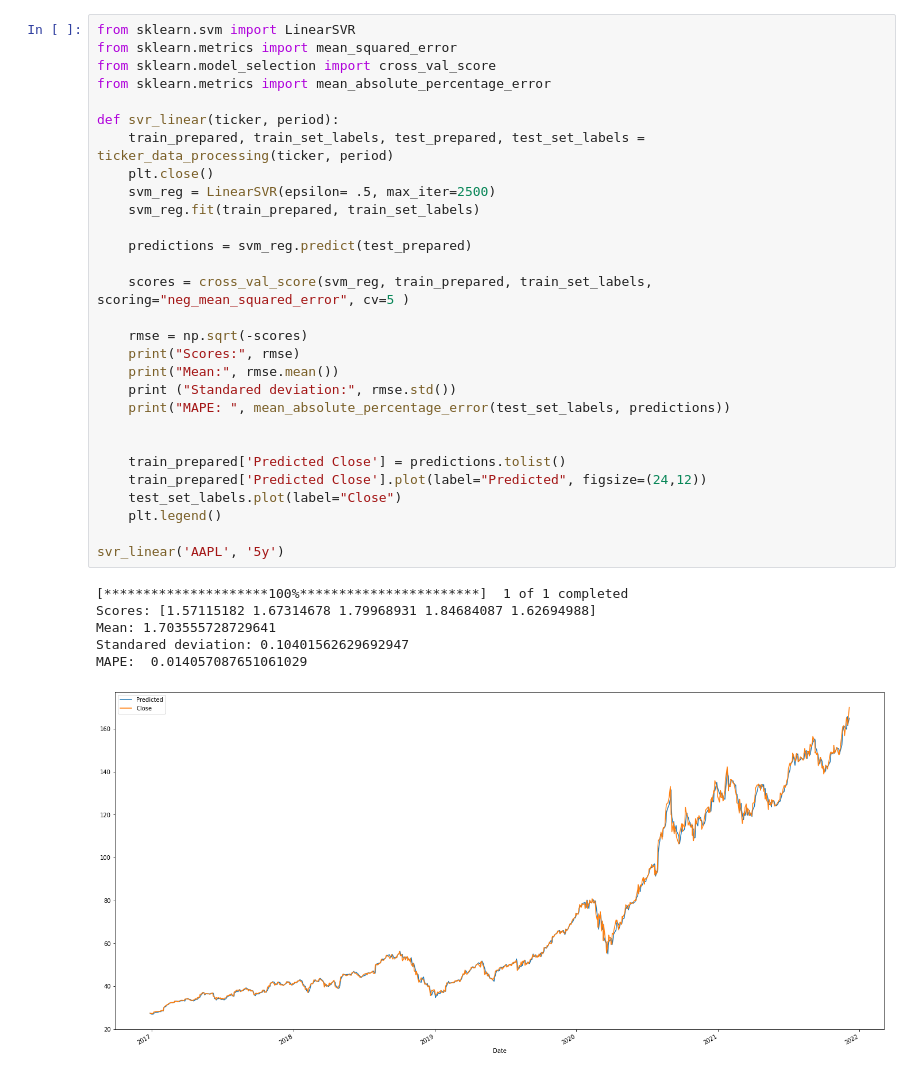
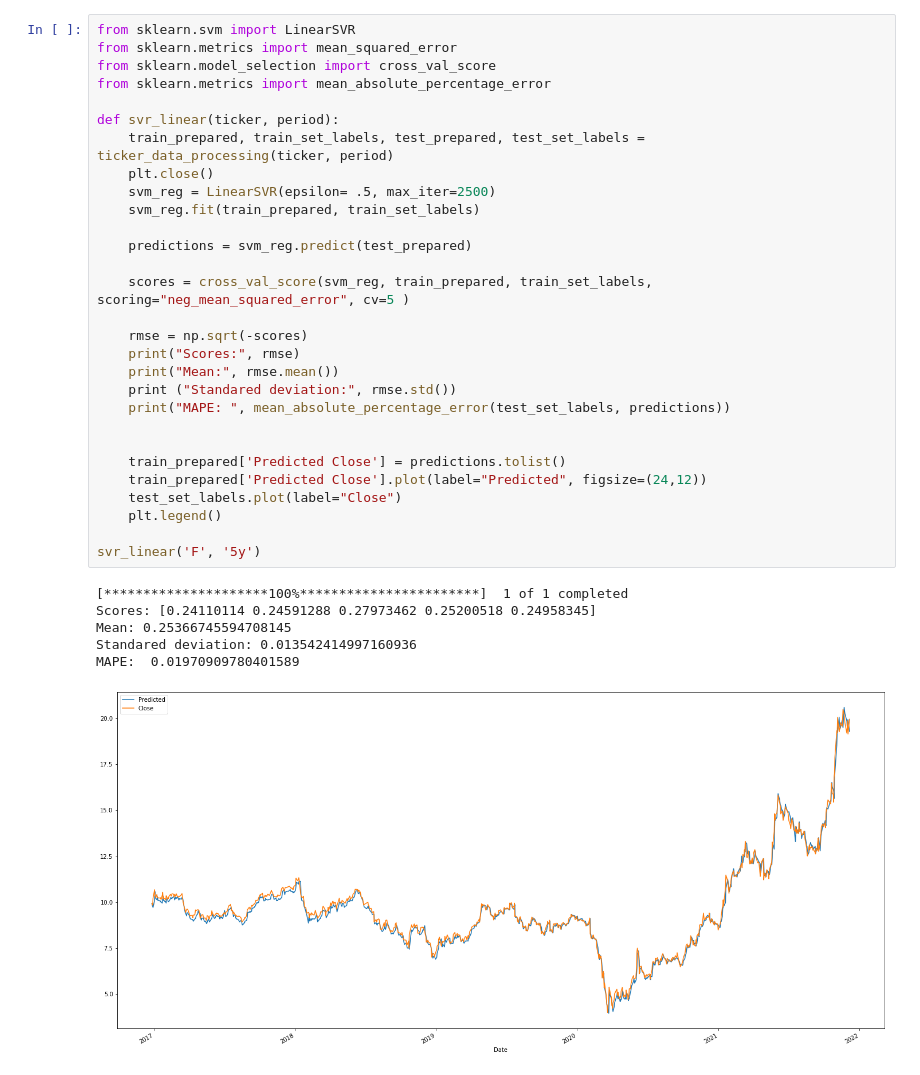
Before and after one commit to ColemCo/Capstone-Project, a Jupyter notebook: revisedModule.ipynb, the cells around one changed output. Drawn from its saved outputs; the diff is of its cells as text.

```diff
--- a/revisedModule.ipynb
+++ b/revisedModule.ipynb
@@ -96,36 +96,36 @@ ticker_data_processing('F', '5y')
 # %%
 from sklearn.svm import LinearSVR
 from sklearn.metrics import mean_squared_error
 from sklearn.model_selection import cross_val_score
 from sklearn.metrics import mean_absolute_percentage_error
 
 def svr_linear(ticker, period):
     train_prepared, train_set_labels, test_prepared, test_set_labels = ticker_data_processing(ticker, period)
     plt.close()
     svm_reg = LinearSVR(epsilon= .5, max_iter=2500)
     svm_reg.fit(train_prepared, train_set_labels)
 
     predictions = svm_reg.predict(test_prepared)
 
     scores = cross_val_score(svm_reg, train_prepared, train_set_labels, scoring="neg_mean_squared_error", cv=5 )
 
     rmse = np.sqrt(-scores)
     print("Scores:", rmse)
     print("Mean:", rmse.mean())
     print ("Standared deviation:", rmse.std())
     print("MAPE: ", mean_absolute_percentage_error(test_set_labels, predictions))
 
 
     train_prepared['Predicted Close'] = predictions.tolist()
     train_prepared['Predicted Close'].plot(label="Predicted", figsize=(24,12))
     test_set_labels.plot(label="Close")
     plt.legend()
 
-svr_linear('AAPL', '5y')
+svr_linear('F', '5y')
 # %% [output]
 [*********************100%***********************]  1 of 1 completed
-Scores: [1.57115182 1.67314678 1.79968931 1.84684087 1.62694988]
-Mean: 1.703555728729641
-Standared deviation: 0.10401562629692947
-MAPE:  0.014057087651061029
+Scores: [0.24110114 0.24591288 0.27973462 0.25200518 0.24958345]
+Mean: 0.25366745594708145
+Standared deviation: 0.013542414997160936
+MAPE:  0.01970909780401589
-[figure, old version]
+[figure, new version]
```
Also changed, not shown: parts of 3 cells of this notebook.
